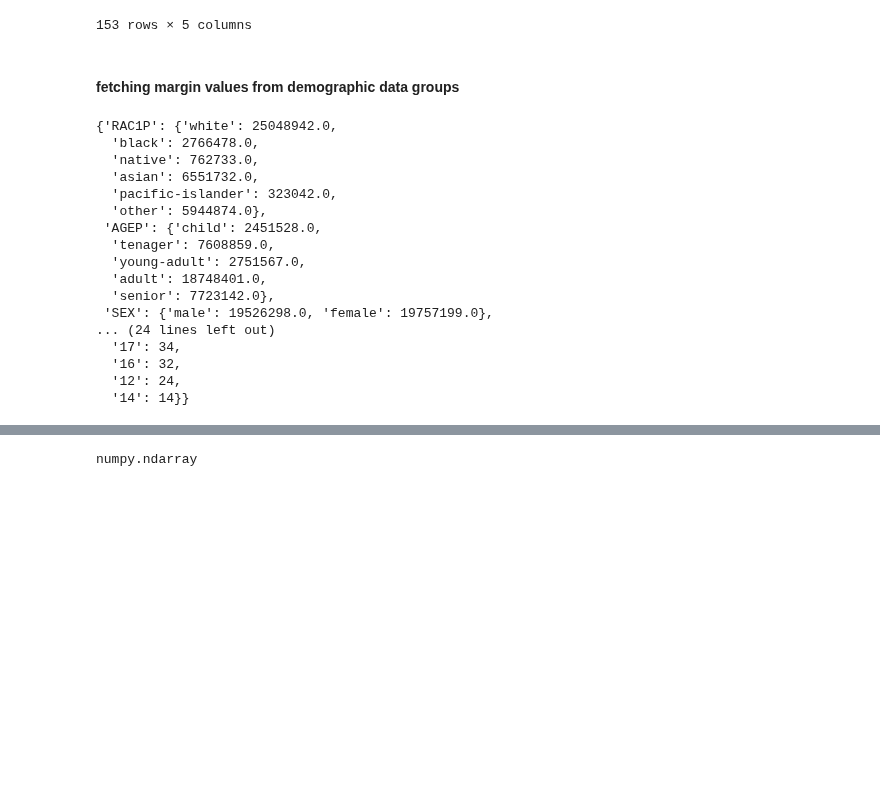
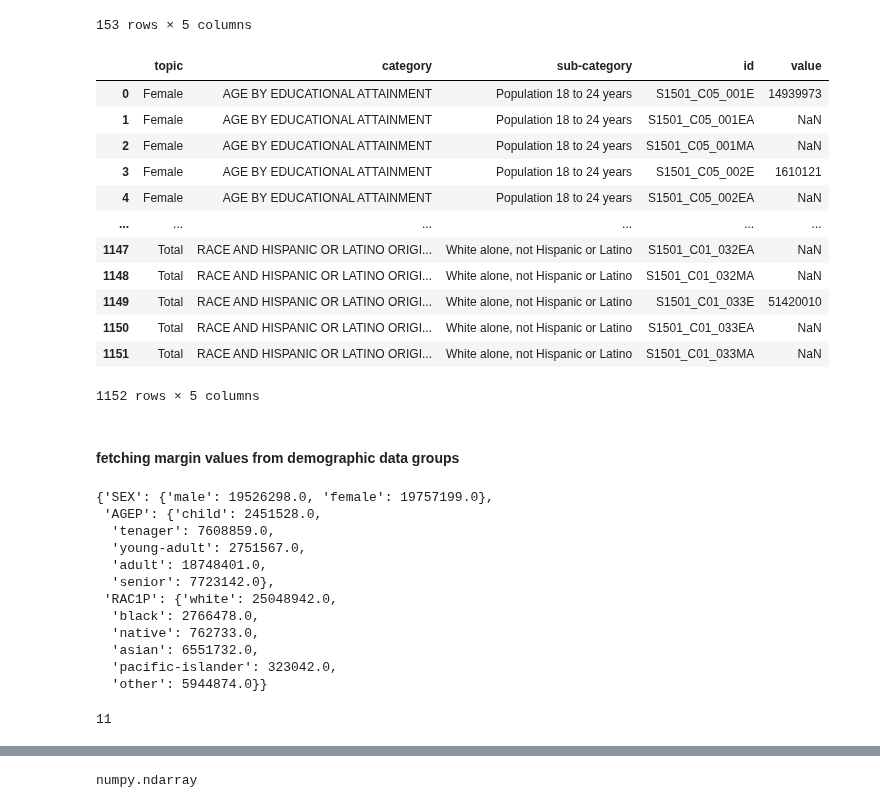
Before and after one commit to abuudarda/synthetic-population-simulation, a Jupyter notebook: IPF_IPU_sampling/IPF_IPU_SAMPLING.ipynb, the cells around one changed output, grey strips where cells are left out. Cells and saved outputs as stored; diff of their text form; code cells hidden in the pictures; blank space fills up the shorter version.

```diff
--- a/IPF_IPU_sampling/IPF_IPU_SAMPLING.ipynb
+++ b/IPF_IPU_sampling/IPF_IPU_SAMPLING.ipynb
@@ -275,6 +317,23 @@ sdg
 | 151 | YEAR OF ENTRY | Population born outside the Unite... | Native | DP02_0100E | 429981.0 |
 | 152 | YEAR OF ENTRY | Population born outside the Unite... | NaN | DP02_0097E | 11091247.0 |
 153 rows × 5 columns
+# %%
+edudg=pd.read_csv("C:\\Users\\abubabu\\Documents\\GitHub\\synthetic-population-simulation\\CA-data\\census\\temp_educational.csv")
+edudg
+# %% [output]
+|  | topic | category | sub-category | id | value |
+| 0 | Female | AGE BY EDUCATIONAL ATTAINMENT | Population 18 to 24 years | S1501_C05_001E | 14939973 |
+| 1 | Female | AGE BY EDUCATIONAL ATTAINMENT | Population 18 to 24 years | S1501_C05_001EA | NaN |
+| 2 | Female | AGE BY EDUCATIONAL ATTAINMENT | Population 18 to 24 years | S1501_C05_001MA | NaN |
+| 3 | Female | AGE BY EDUCATIONAL ATTAINMENT | Population 18 to 24 years | S1501_C05_002E | 1610121 |
+| 4 | Female | AGE BY EDUCATIONAL ATTAINMENT | Population 18 to 24 years | S1501_C05_002EA | NaN |
+| ... | ... | ... | ... | ... | ... |
+| 1147 | Total | RACE AND HISPANIC OR LATINO ORIGI... | White alone, not Hispanic or Latino | S1501_C01_032EA | NaN |
+| 1148 | Total | RACE AND HISPANIC OR LATINO ORIGI... | White alone, not Hispanic or Latino | S1501_C01_032MA | NaN |
+| 1149 | Total | RACE AND HISPANIC OR LATINO ORIGI... | White alone, not Hispanic or Latino | S1501_C01_033E | 51420010 |
+| 1150 | Total | RACE AND HISPANIC OR LATINO ORIGI... | White alone, not Hispanic or Latino | S1501_C01_033EA | NaN |
+| 1151 | Total | RACE AND HISPANIC OR LATINO ORIGI... | White alone, not Hispanic or Latino | S1501_C01_033MA | NaN |
+1152 rows × 5 columns
 # %% [markdown]
 #### fetching margin values from demographic data groups
 # %%
@@ -328,35 +387,42 @@ temp_np={ #counted from pums
     '12': 24,
     '14': 14
 }
+temp_educ={
+    'below-high': int(edudg.loc[edudg['id'] == 'S1501_C01_002E', 'value'].values[0])+int(edudg.loc[edudg['id'] == 'S1501_C01_007E', 'value'].values[0])+int(edudg.loc[edudg['id'] == 'S1501_C01_008E', 'value'].values[0]),
+    'High-school':int(edudg.loc[edudg['id'] == 'S1501_C01_003E', 'value'].values[0])+int(edudg.loc[edudg['id'] == 'S1501_C01_009E', 'value'].values[0])+int(edudg.loc[edudg['id'] == 'S1501_C01_010E', 'value'].values[0]),
+    'college':int(edudg.loc[edudg['id'] == 'S1501_C01_004E', 'value'].values[0])+int(edudg.loc[edudg['id'] == 'S1501_C01_011E', 'value'].values[0]),
+    'Bachelor':int(edudg.loc[edudg['id'] == 'S1501_C01_005E', 'value'].values[0])+int(edudg.loc[edudg['id'] == 'S1501_C01_012E', 'value'].values[0]),
+    'Graduate':int(edudg.loc[edudg['id'] == 'S1501_C01_013E', 'value'].values[0])
+}
 margin_dict = {
+    'SEX': {key: ddg.loc[ddg['id'] == value, 'value'].values[0] for key, value in temp_sex.items()},
+    'AGEP': temp_age,
+    # "SCHL":temp_educ,
     'RAC1P': {key: ddg.loc[ddg['id'] == value, 'value'].values[0] for key, value in temp_race.items()},
-    'AGEP': temp_age,
-    'SEX': {key: ddg.loc[ddg['id'] == value, 'value'].values[0] for key, value in temp_sex.items()},
-    'HINCP':temp_inc,
+    # 'HINCP':temp_inc
     # 'VEH': temp_veh,
-    'NP' : temp_np
+    # 'NP' : temp_np
 }
 # ddg.columns
 # df = pd.read_csv("CA-data\\pums\\temp_pums.csv", usecols=col_list)
 margin_dict
 # %% [output]
-{'RAC1P': {'white': 25048942.0,
-  'black': 2766478.0,
-  'native': 762733.0,
-  'asian': 6551732.0,
-  'pacific-islander': 323042.0,
-  'other': 5944874.0},
+{'SEX': {'male': 19526298.0, 'female': 19757199.0},
  'AGEP': {'child': 2451528.0,
   'tenager': 7608859.0,
   'young-adult': 2751567.0,
   'adult': 18748401.0,
   'senior': 7723142.0},
- 'SEX': {'male': 19526298.0, 'female': 19757199.0},
-... (24 lines left out)
-  '17': 34,
-  '16': 32,
-  '12': 24,
-  '14': 14}}
+ 'RAC1P': {'white': 25048942.0,
+  'black': 2766478.0,
+  'native': 762733.0,
+  'asian': 6551732.0,
+  'pacific-islander': 323042.0,
+  'other': 5944874.0}}
+# %%
+df["HINCP"].unique().shape[0]
+# %% [output]
+11
 # %%
 f, u, X = get_table(df, margin_dict)
 # %% [output]
```
Also changed, not shown: parts of 30 cells of this notebook, 11 other files.
